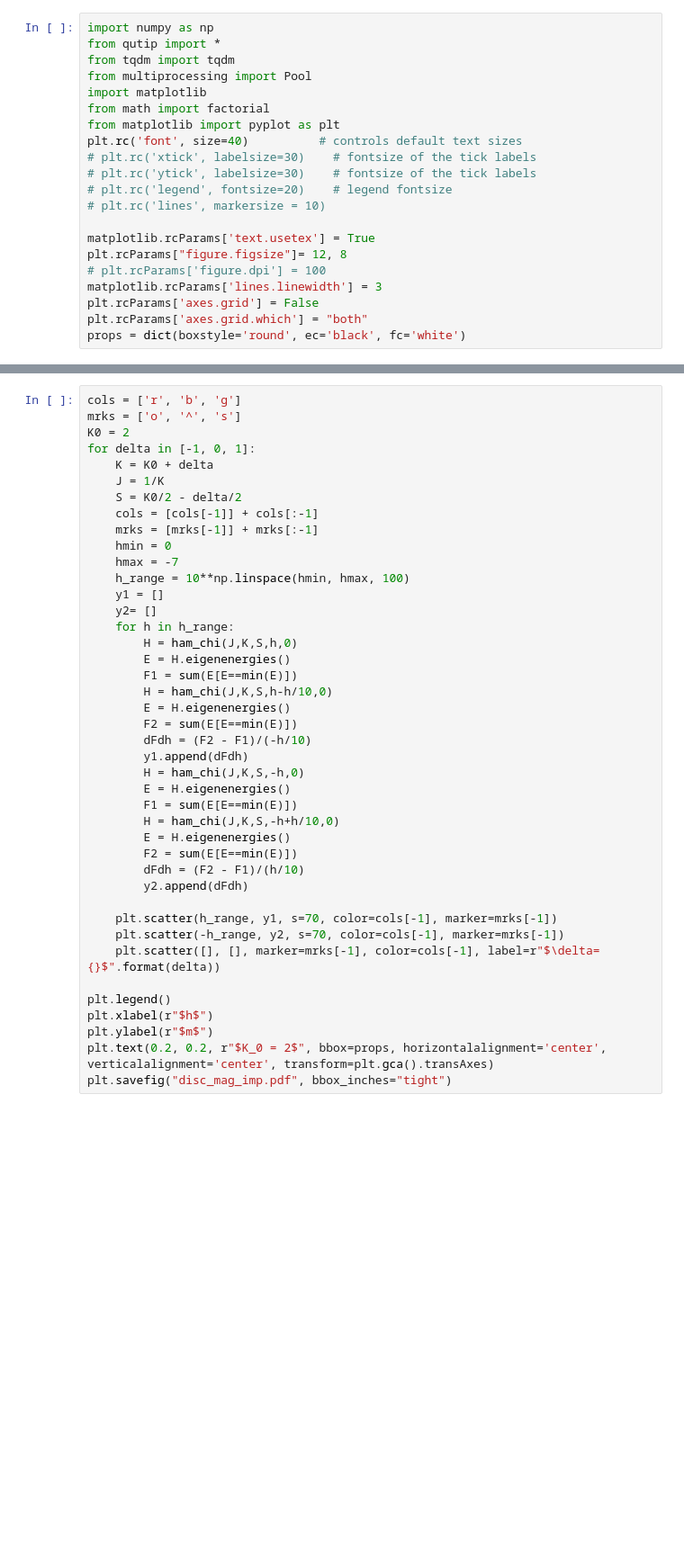
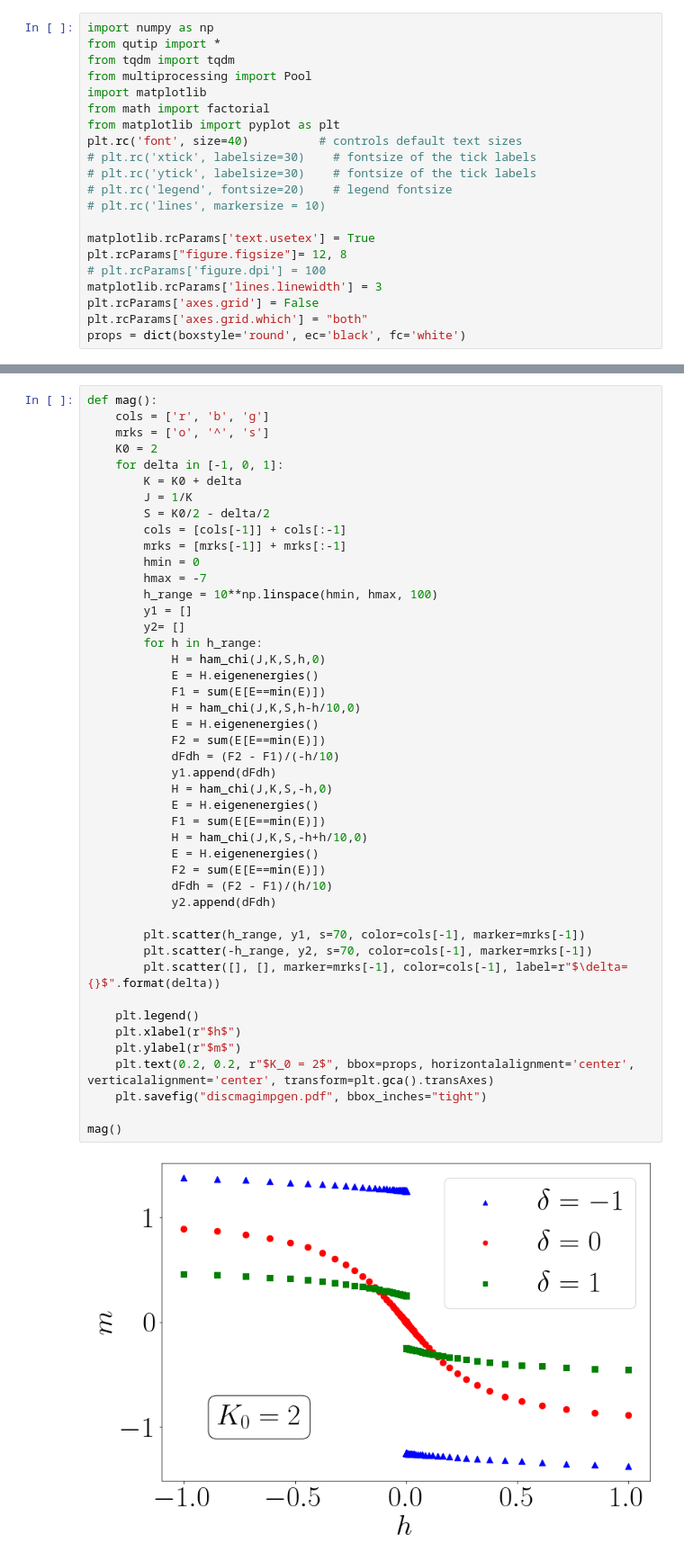
Before and after one commit to abhirup-m/Multichannel-Kondo-Project, a Jupyter notebook: numerics/chi.ipynb, the cells around one changed output, grey strips where cells are left out. Shown at 90% size. Saved outputs shown, nothing was run; the diff lists cells and outputs as text; blank space fills up the shorter version.

```diff
--- a/numerics/chi.ipynb
+++ b/numerics/chi.ipynb
@@ -78,43 +82,48 @@ plt.show()
 # %%
-cols = ['r', 'b', 'g']
-mrks = ['o', '^', 's']
-K0 = 2
-for delta in [-1, 0, 1]:
-    K = K0 + delta
-    J = 1/K
-    S = K0/2 - delta/2
-    cols = [cols[-1]] + cols[:-1]
-    mrks = [mrks[-1]] + mrks[:-1]
-    hmin = 0
-    hmax = -7
-    h_range = 10**np.linspace(hmin, hmax, 100)
-    y1 = []
-    y2= []
-    for h in h_range:
-        H = ham_chi(J,K,S,h,0)
-        E = H.eigenenergies()
-        F1 = sum(E[E==min(E)])
-        H = ham_chi(J,K,S,h-h/10,0)
-        E = H.eigenenergies()
-        F2 = sum(E[E==min(E)])
-        dFdh = (F2 - F1)/(-h/10)
-        y1.append(dFdh)
-        H = ham_chi(J,K,S,-h,0)
-        E = H.eigenenergies()
-        F1 = sum(E[E==min(E)])
-        H = ham_chi(J,K,S,-h+h/10,0)
-        E = H.eigenenergies()
-        F2 = sum(E[E==min(E)])
-        dFdh = (F2 - F1)/(h/10)
-        y2.append(dFdh)
+def mag():
+    cols = ['r', 'b', 'g']
+    mrks = ['o', '^', 's']
+    K0 = 2
+    for delta in [-1, 0, 1]:
+        K = K0 + delta
+        J = 1/K
+        S = K0/2 - delta/2
+        cols = [cols[-1]] + cols[:-1]
+        mrks = [mrks[-1]] + mrks[:-1]
+        hmin = 0
+        hmax = -7
+        h_range = 10**np.linspace(hmin, hmax, 100)
+        y1 = []
+        y2= []
+        for h in h_range:
+            H = ham_chi(J,K,S,h,0)
+            E = H.eigenenergies()
+            F1 = sum(E[E==min(E)])
+            H = ham_chi(J,K,S,h-h/10,0)
+            E = H.eigenenergies()
+            F2 = sum(E[E==min(E)])
+            dFdh = (F2 - F1)/(-h/10)
+            y1.append(dFdh)
+            H = ham_chi(J,K,S,-h,0)
+            E = H.eigenenergies()
+            F1 = sum(E[E==min(E)])
+            H = ham_chi(J,K,S,-h+h/10,0)
+            E = H.eigenenergies()
+            F2 = sum(E[E==min(E)])
+            dFdh = (F2 - F1)/(h/10)
+            y2.append(dFdh)
 
-    plt.scatter(h_range, y1, s=70, color=cols[-1], marker=mrks[-1])
-    plt.scatter(-h_range, y2, s=70, color=cols[-1], marker=mrks[-1])
-    plt.scatter([], [], marker=mrks[-1], color=cols[-1], label=r"$\delta={}$".format(delta))
+        plt.scatter(h_range, y1, s=70, color=cols[-1], marker=mrks[-1])
+        plt.scatter(-h_range, y2, s=70, color=cols[-1], marker=mrks[-1])
+        plt.scatter([], [], marker=mrks[-1], color=cols[-1], label=r"$\delta={}$".format(delta))
 
-plt.legend()
-plt.xlabel(r"$h$")
-plt.ylabel(r"$m$")
-plt.text(0.2, 0.2, r"$K_0 = 2$", bbox=props, horizontalalignment='center', verticalalignment='center', transform=plt.gca().transAxes)
-plt.savefig("disc_mag_imp.pdf", bbox_inches="tight")
+    plt.legend()
+    plt.xlabel(r"$h$")
+    plt.ylabel(r"$m$")
+    plt.text(0.2, 0.2, r"$K_0 = 2$", bbox=props, horizontalalignment='center', verticalalignment='center', transform=plt.gca().transAxes)
+    plt.savefig("discmagimpgen.pdf", bbox_inches="tight")
+
+mag()
+# %% [output]
+[figure, added]
 # %%
```
Also changed, not shown: parts of 2 cells of this notebook, 9 other files.
